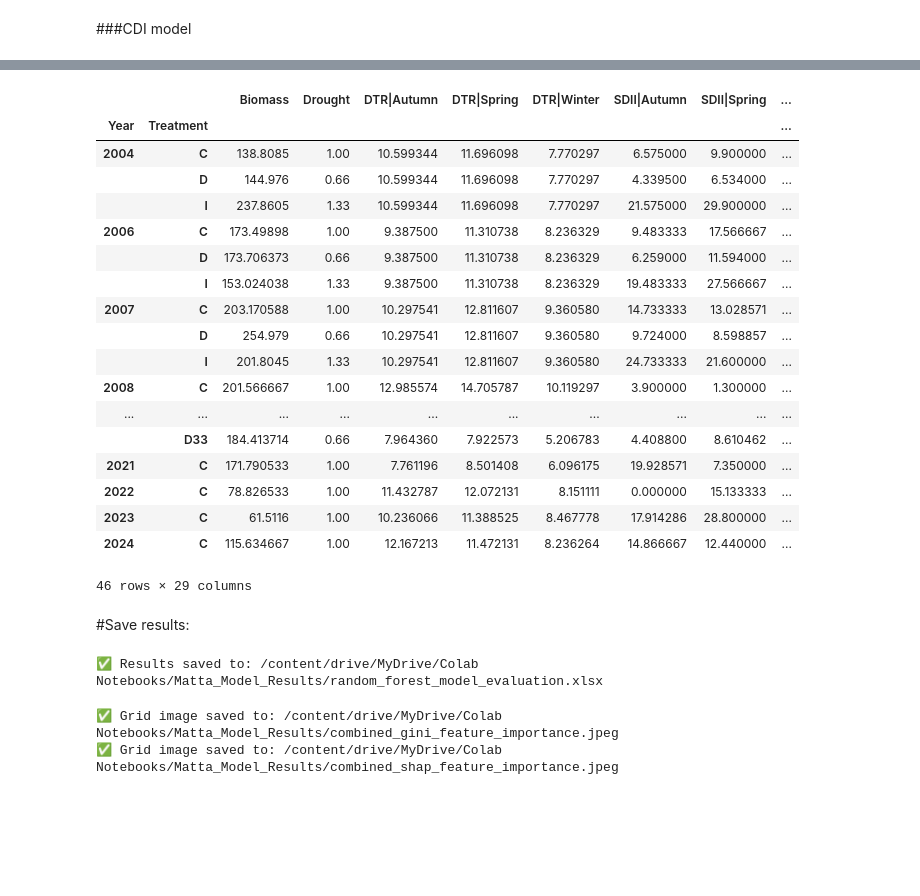
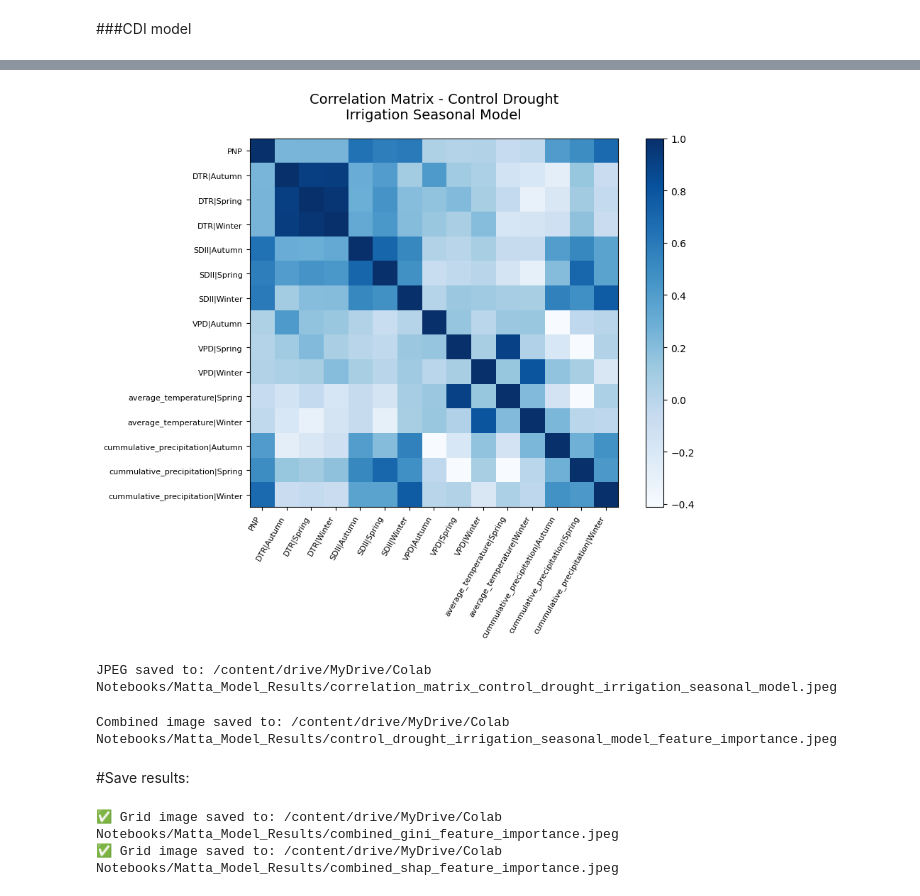
Before and after one commit to DaryaPerry1996/drought_biomass_predictor, a Jupyter notebook: Seminar_drought_biomass_dependance.ipynb, the cells around one changed output, grey strips where cells are left out. Drawn from its saved outputs; the diff is of its cells as text; code cells hidden in the pictures; blank space fills up the shorter version.

```diff
--- a/Seminar_drought_biomass_dependance.ipynb
+++ b/Seminar_drought_biomass_dependance.ipynb
@@ -1017,8 +991,6 @@ d66_hf_val1=merged_seasonal['Treatment']=='D66-HF'
 d66_hf_val2=merged_seasonal['Treatment']=='D66- HF'
 d66_hf_val=d66_hf_val1|d66_hf_val2
 # %%
-
-
 #we will adjust the cummulative precipitation values according to treatment:
 #D and D33 will be 0.66 of the yearly precipitation value
 merged_seasonal.loc[drought_val,'cummulative_precipitation']=merged_seasonal.loc[drought_val,'cummulative_precipitation']*0.66
@@ -1083,7 +1055,7 @@ merged_seasonal_grouped= merged_seasonal.groupby(['Year','Treatment','season']).
     number_of_rain_events=('number_of_rain_events','first'),
     SDII=('SDII','first'),
     VPD=('VPD','first'),
-    Drought=('Drought','first'),
+    PNP=('Drought','first'),
     Frequency=('Frequency','first')
 )
 
@@ -1098,7 +1070,7 @@ seasonal_cdi= merged_seasonal_cdi.groupby(['Year','Treatment','season']).agg(
     number_of_rain_events=('number_of_rain_events','first'),
     SDII=('SDII','first'),
     VPD=('VPD','first'),
-    Drought=('Drought','first'),
+    PNP=('Drought','first'),
     Frequency=('Frequency','first')
 )
 
@@ -1129,18 +1101,18 @@ frequency_mapping = {'NF': 0, 'HF': 2, 'LF': 1}
 merged_seasonal_grouped['Frequency'] = merged_seasonal_grouped['Frequency'].map(frequency_mapping)
 merged_seasonal_grouped=pd.pivot_table(merged_seasonal_grouped, values=['Biomass', 'cummulative_precipitation', 'average_temperature', 'DTR',
        'total_rainy_days', 'consecutive_dry_days', 'consecutive_rainy_days',
-       'number_of_rain_events', 'SDII','VPD', 'Drought', 'Frequency'], index=['Year','Treatment'],columns=['season'])
+       'number_of_rain_events', 'SDII','VPD', 'PNP', 'Frequency'], index=['Year','Treatment'],columns=['season'])
 
 merged_seasonal_grouped.columns = merged_seasonal_grouped.columns.map('|'.join).str.strip('|')
 
 nf_values_seasonal.drop(columns=['Frequency'],inplace=True)
 nf_values_seasonal=pd.pivot_table(nf_values_seasonal, values =['Biomass', 'cummulative_precipitation', 'average_temperature', 'DTR',
        'total_rainy_days', 'consecutive_dry_days', 'consecutive_rainy_days',
-       'number_of_rain_events', 'SDII','VPD', 'Drought'], index =['Year','Treatment'],columns=['season'])
+       'number_of_rain_events', 'SDII','VPD', 'PNP'], index =['Year','Treatment'],columns=['season'])
 nf_values_seasonal.columns = nf_values_seasonal.columns.map('|'.join).str.strip('|')
 
 seasonal_cdi.drop(columns=['Frequency'],inplace=True)
 seasonal_cdi=pd.pivot_table(seasonal_cdi, values=['Biomass', 'cummulative_precipitation', 'average_temperature', 'DTR',
        'total_rainy_days', 'consecutive_dry_days', 'consecutive_rainy_days',
-       'number_of_rain_events', 'SDII','VPD', 'Drought'], index=['Year','Treatment'],columns=['season'])
+       'number_of_rain_events', 'SDII','VPD', 'PNP'], index=['Year','Treatment'],columns=['season'])
 seasonal_cdi.columns = seasonal_cdi.columns.map('|'.join).str.strip('|')
@@ -2249,9 +1450,5 @@ Excel file saved to: /content/drive/MyDrive/Colab Notebooks/Matta_Model_Results/
 # %%
-
-merged_seasonal_grouped.drop(columns=['Biomass|Spring','Biomass|Winter','Drought|Spring','Drought|Winter','Frequency|Spring','Frequency|Winter'],inplace=True)
-merged_seasonal_grouped= merged_seasonal_grouped.rename(columns={'Biomass|Autumn':'Biomass','Drought|Autumn':'Drought','Frequency|Autumn':'Frequency' })
-reorder=[0,4,5,1,2,3]+list(range(6,len(merged_seasonal_grouped.columns)))
-merged_seasonal_grouped=merged_seasonal_grouped.iloc[:,reorder]
-
-frequency_mapping = {0:'NF', 2:'HF', 1:'LF'}
-merged_seasonal_grouped['Frequency'] = merged_seasonal_grouped['Frequency'].map(frequency_mapping)
+seasonal_cdi.drop(columns=['Biomass|Spring','Biomass|Winter','PNP|Spring','PNP|Winter'],inplace=True)
+seasonal_cdi=seasonal_cdi.rename(columns={'Biomass|Autumn':'Biomass','PNP|Autumn':'PNP'})
+reorder=[0,4,1,2,3]+list(range(5,len(seasonal_cdi.columns)))
+seasonal_cdi=seasonal_cdi.iloc[:,reorder]
@@ -2698,44 +1567,21 @@ print(f"✅ Combined image saved to: {combined_path}")
-# %%
-seasonal_cdi
-# %% [output]
-|  |  | Biomass | Drought | DTR|Autumn | DTR|Spring | DTR|Winter | SDII|Autumn | SDII|Spring | ... |
-| Year | Treatment |  |  |  |  |  |  |  | ... |
-| 2004 | C | 138.8085 | 1.00 | 10.599344 | 11.696098 | 7.770297 | 6.575000 | 9.900000 | ... |
-|  | D | 144.976 | 0.66 | 10.599344 | 11.696098 | 7.770297 | 4.339500 | 6.534000 | ... |
-|  | I | 237.8605 | 1.33 | 10.599344 | 11.696098 | 7.770297 | 21.575000 | 29.900000 | ... |
-| 2006 | C | 173.49898 | 1.00 | 9.387500 | 11.310738 | 8.236329 | 9.483333 | 17.566667 | ... |
-|  | D | 173.706373 | 0.66 | 9.387500 | 11.310738 | 8.236329 | 6.259000 | 11.594000 | ... |
-|  | I | 153.024038 | 1.33 | 9.387500 | 11.310738 | 8.236329 | 19.483333 | 27.566667 | ... |
-| 2007 | C | 203.170588 | 1.00 | 10.297541 | 12.811607 | 9.360580 | 14.733333 | 13.028571 | ... |
-|  | D | 254.979 | 0.66 | 10.297541 | 12.811607 | 9.360580 | 9.724000 | 8.598857 | ... |
-|  | I | 201.8045 | 1.33 | 10.297541 | 12.811607 | 9.360580 | 24.733333 | 21.600000 | ... |
-| 2008 | C | 201.566667 | 1.00 | 12.985574 | 14.705787 | 10.119297 | 3.900000 | 1.300000 | ... |
-| ... | ... | ... | ... | ... | ... | ... | ... | ... | ... |
-|  | D33 | 184.413714 | 0.66 | 7.964360 | 7.922573 | 5.206783 | 4.408800 | 8.610462 | ... |
-| 2021 | C | 171.790533 | 1.00 | 7.761196 | 8.501408 | 6.096175 | 19.928571 | 7.350000 | ... |
-| 2022 | C | 78.826533 | 1.00 | 11.432787 | 12.072131 | 8.151111 | 0.000000 | 15.133333 | ... |
-| 2023 | C | 61.5116 | 1.00 | 10.236066 | 11.388525 | 8.467778 | 17.914286 | 28.800000 | ... |
-| 2024 | C | 115.634667 | 1.00 | 12.167213 | 11.472131 | 8.236264 | 14.866667 | 12.440000 | ... |
-46 rows × 29 columns
+# %%
+jpeg_path = "/content/drive/MyDrive/Colab Notebooks/Matta_Model_Results/correlation_matrix_control_drought_irrigation_seasonal_model.jpeg"
+cor_matrix(x_seasonal_cdi, 'Control Drought Irrigation Seasonal Model' , jpeg_path)
+# %% [output]
+[figure, added]
+JPEG saved to: /content/drive/MyDrive/Colab Notebooks/Matta_Model_Results/correlation_matrix_control_drought_irrigation_seasonal_model.jpeg
+# %%
+gini_path = "/content/drive/MyDrive/Colab Notebooks/Matta_Model_Results/cdiS_gini_plot.jpeg"
+shap_path = "/content/drive/MyDrive/Colab Notebooks/Matta_Model_Results/cdiS_shap_plot.jpeg"
+combined_path = "/content/drive/MyDrive/Colab Notebooks/Matta_Model_Results/control_drought_irrigation_seasonal_model_feature_importance.jpeg"
+sum_shap_path = "/content/drive/MyDrive/Colab Notebooks/Matta_Model_Results/cdiS_shap_summary_plot.jpeg"
+
+
+gini_shap_analysis(cdiSr, x_seasonal_cdi ,cdis_features, gini_path, shap_path, combined_path,sum_shap_path, "Seasonal Model")
+# %% [output]
+Combined image saved to: /content/drive/MyDrive/Colab Notebooks/Matta_Model_Results/control_drought_irrigation_seasonal_model_feature_importance.jpeg
 # %% [markdown]
 #Save results:
-# %%
-excel_path = "/content/drive/MyDrive/Colab Notebooks/Matta_Model_Results/random_forest_model_evaluation.xlsx"
-if os.path.exists(excel_path):
-    # Load existing file and append
-    with pd.ExcelWriter(excel_path, mode='a', if_sheet_exists='overlay', engine='openpyxl') as writer:
-        # Load existing sheet
-        existing_df = pd.read_excel(excel_path)
-        # Find the start row
-        start_row = len(existing_df) + 1
-        results_df.to_excel(writer, index=False, header=False, startrow=start_row)
-else:
-    # Create new file
-    results_df.to_excel(excel_path, index=False)
-
-print(f"✅ Results saved to: {excel_path}")
-# %% [output]
-✅ Results saved to: /content/drive/MyDrive/Colab Notebooks/Matta_Model_Results/random_forest_model_evaluation.xlsx
 # %%
 from PIL import Image
 import os
```
Also changed, not shown: parts of 127 cells of this notebook.
